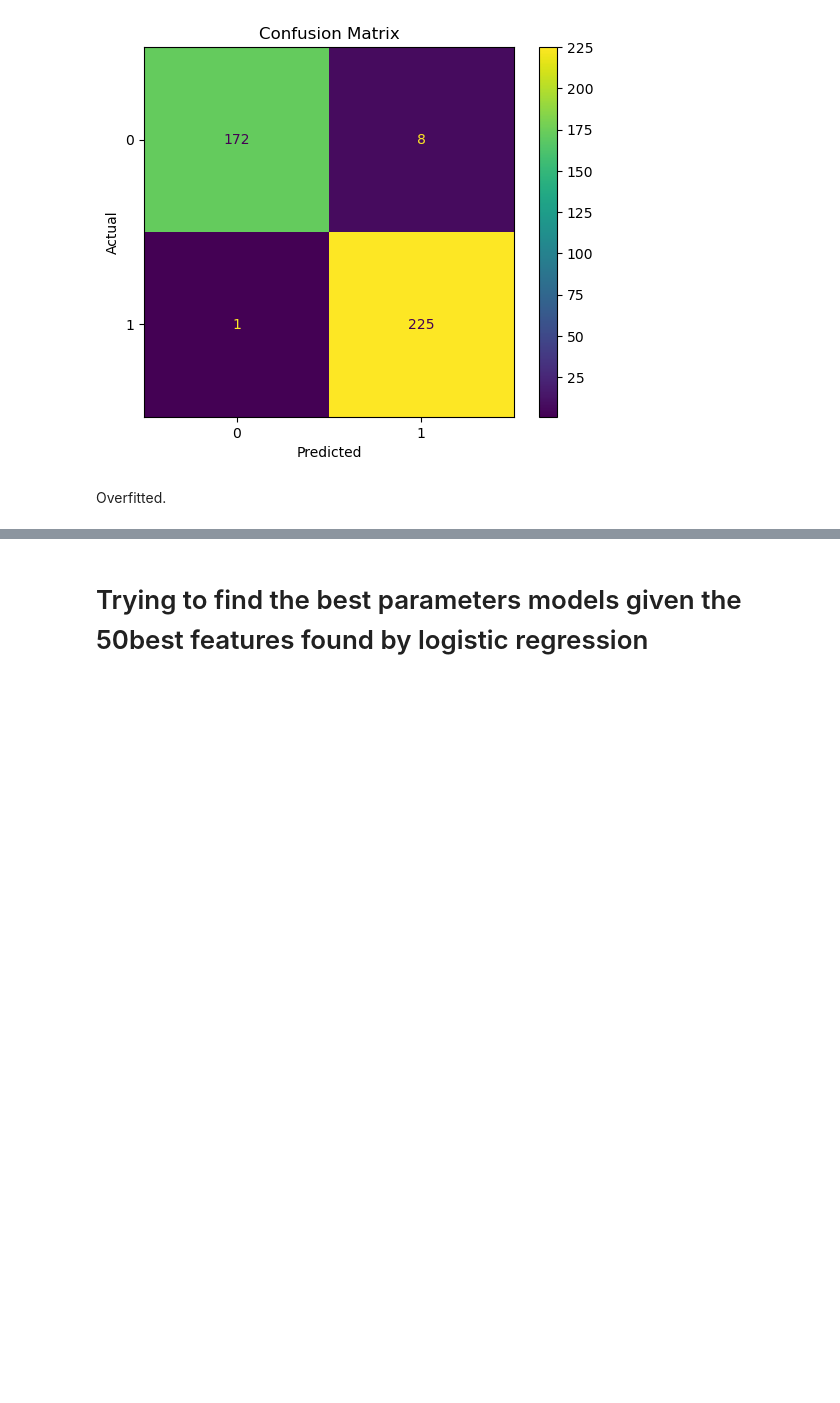
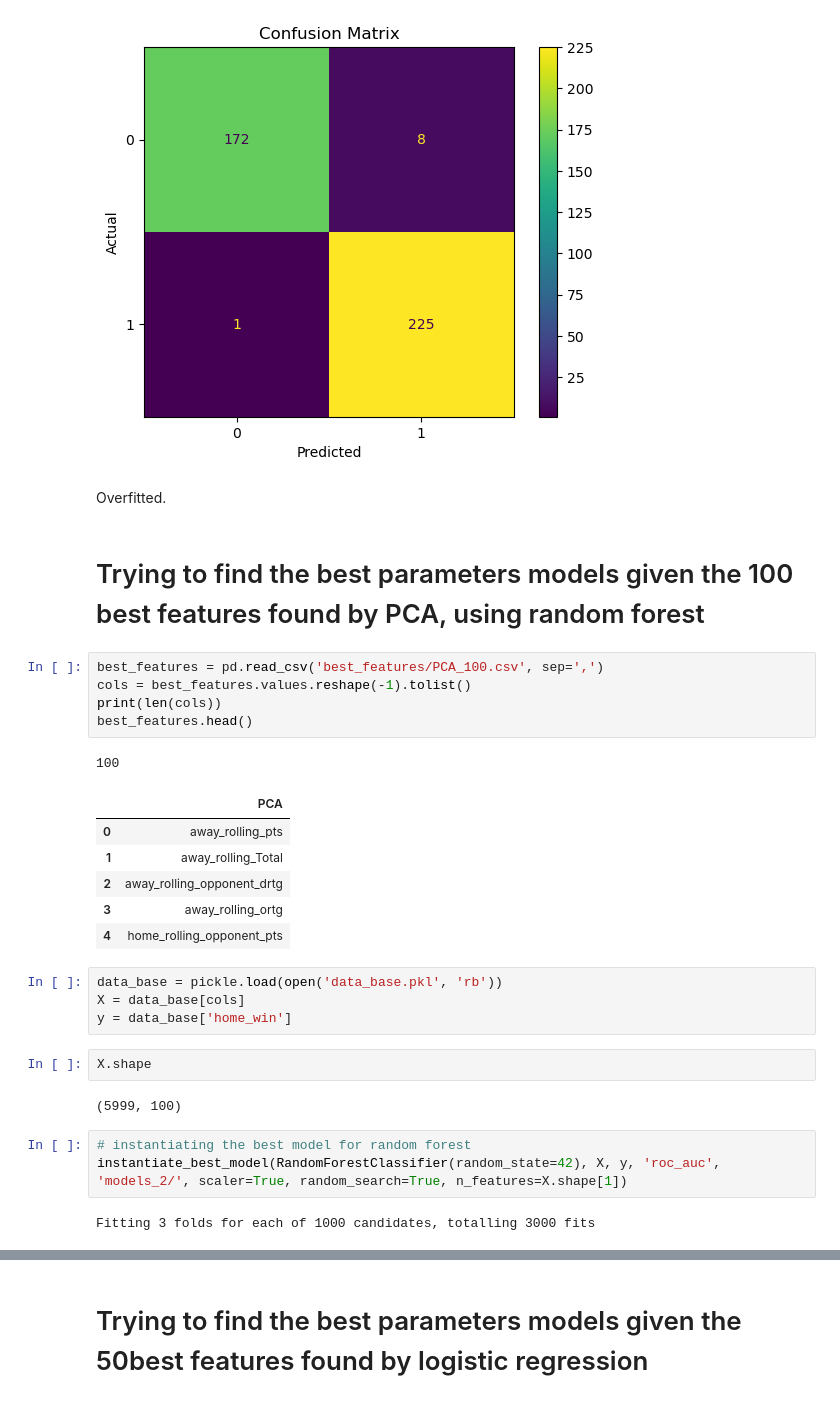
Before and after one commit to joaothomazlemos/NBA-game-outcome, a Jupyter notebook: Data Analysis/05_model_development_2.ipynb, the cells around one changed output, grey strips where cells are left out. Cells and saved outputs as stored; diff of their text form; blank space fills up the shorter version.

```diff
--- a/Data Analysis/05_model_development_2.ipynb
+++ b/Data Analysis/05_model_development_2.ipynb
@@ -246,3 +244,31 @@ AUC: 97.6%
 [figure]
 # %% [markdown]
 Overfitted.
+# %% [markdown]
+# Trying to find the best parameters models given the 100 best features found by PCA, using random forest
+# %%
+best_features = pd.read_csv('best_features/PCA_100.csv', sep=',')
+cols = best_features.values.reshape(-1).tolist()
+print(len(cols))
+best_features.head()
+# %% [output]
+100
+|  | PCA |
+| 0 | away_rolling_pts |
+| 1 | away_rolling_Total |
+| 2 | away_rolling_opponent_drtg |
+| 3 | away_rolling_ortg |
+| 4 | home_rolling_opponent_pts |
+# %%
+data_base = pickle.load(open('data_base.pkl', 'rb'))
+X = data_base[cols]
+y = data_base['home_win']
+# %%
+X.shape
+# %% [output]
+(5999, 100)
+# %%
+# instantiating the best model for random forest
+instantiate_best_model(RandomForestClassifier(random_state=42), X, y, 'roc_auc', 'models_2/', scaler=True, random_search=True, n_features=X.shape[1])
+# %% [output]
+Fitting 3 folds for each of 1000 candidates, totalling 3000 fits
```
Also changed, not shown: parts of 5 cells of this notebook.
